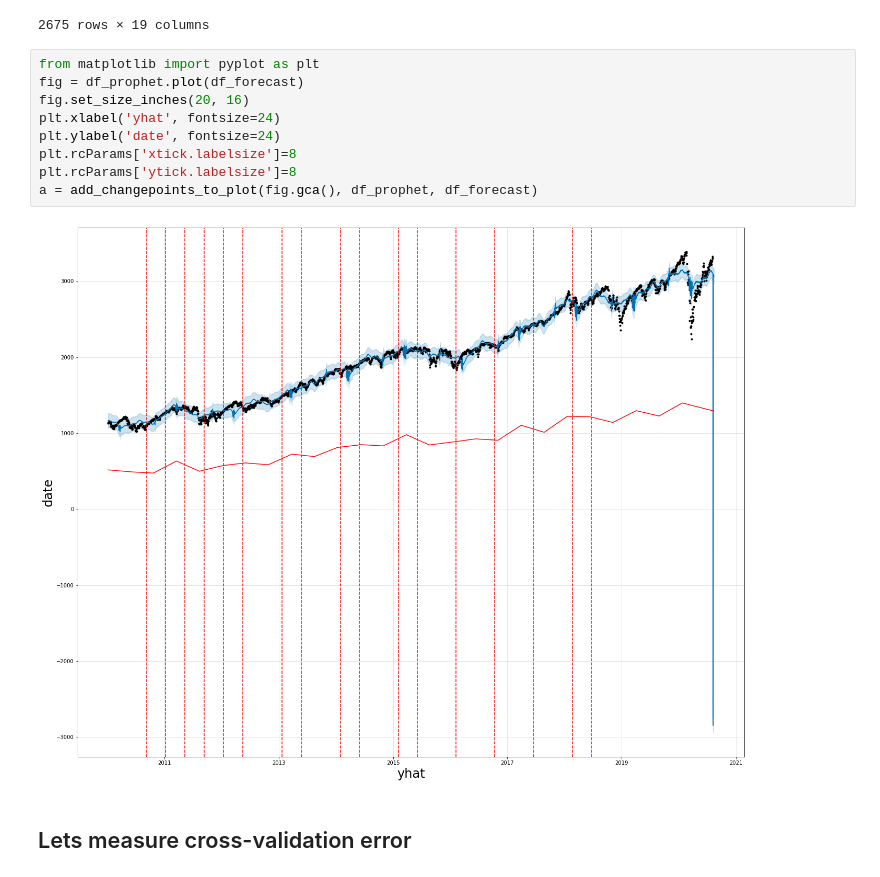
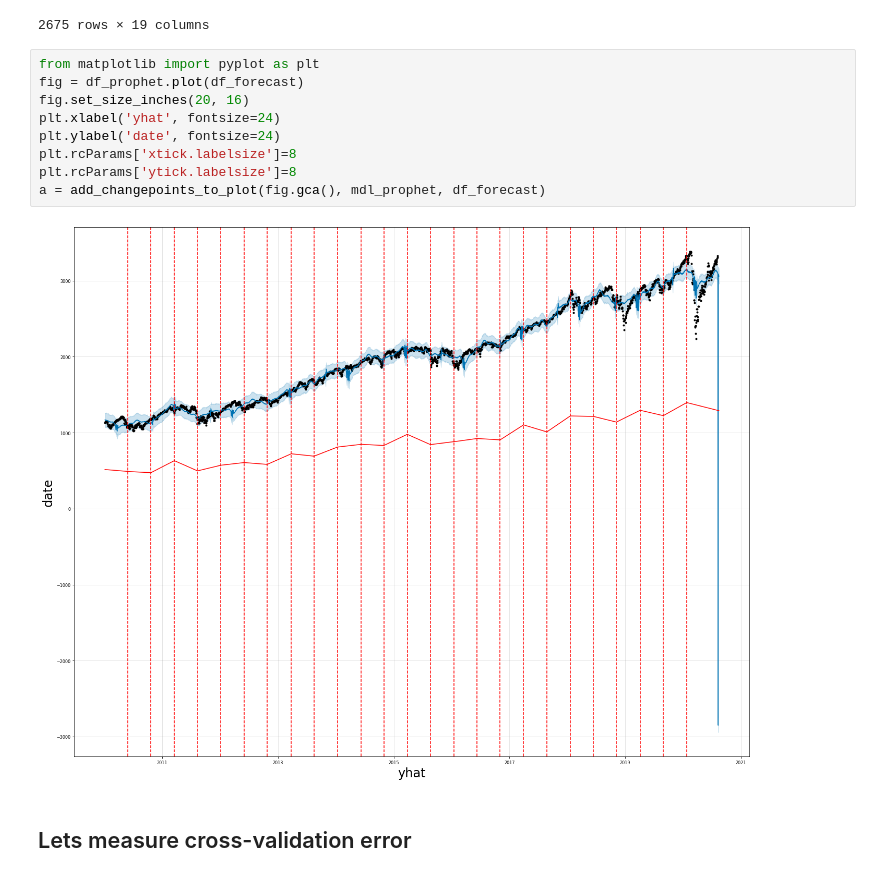
Before and after one commit to wasifmasood/STOCKS, a Jupyter notebook: notebooks/FBProphet_example.ipynb, the cells around one changed output. Cells and saved outputs as stored; diff of their text form.

```diff
--- a/notebooks/FBProphet_example.ipynb
+++ b/notebooks/FBProphet_example.ipynb
@@ -320,14 +320,14 @@ df_forecast
 # %%
 from matplotlib import pyplot as plt
 fig = df_prophet.plot(df_forecast)
 fig.set_size_inches(20, 16)
 plt.xlabel('yhat', fontsize=24)
 plt.ylabel('date', fontsize=24)
 plt.rcParams['xtick.labelsize']=8
 plt.rcParams['ytick.labelsize']=8
-a = add_changepoints_to_plot(fig.gca(), df_prophet, df_forecast)
+a = add_changepoints_to_plot(fig.gca(), mdl_prophet, df_forecast)
 # %% [output]
-[figure, old version]
+[figure, new version]
 # %% [markdown]
 ## Lets measure cross-validation error
 # %%
```
